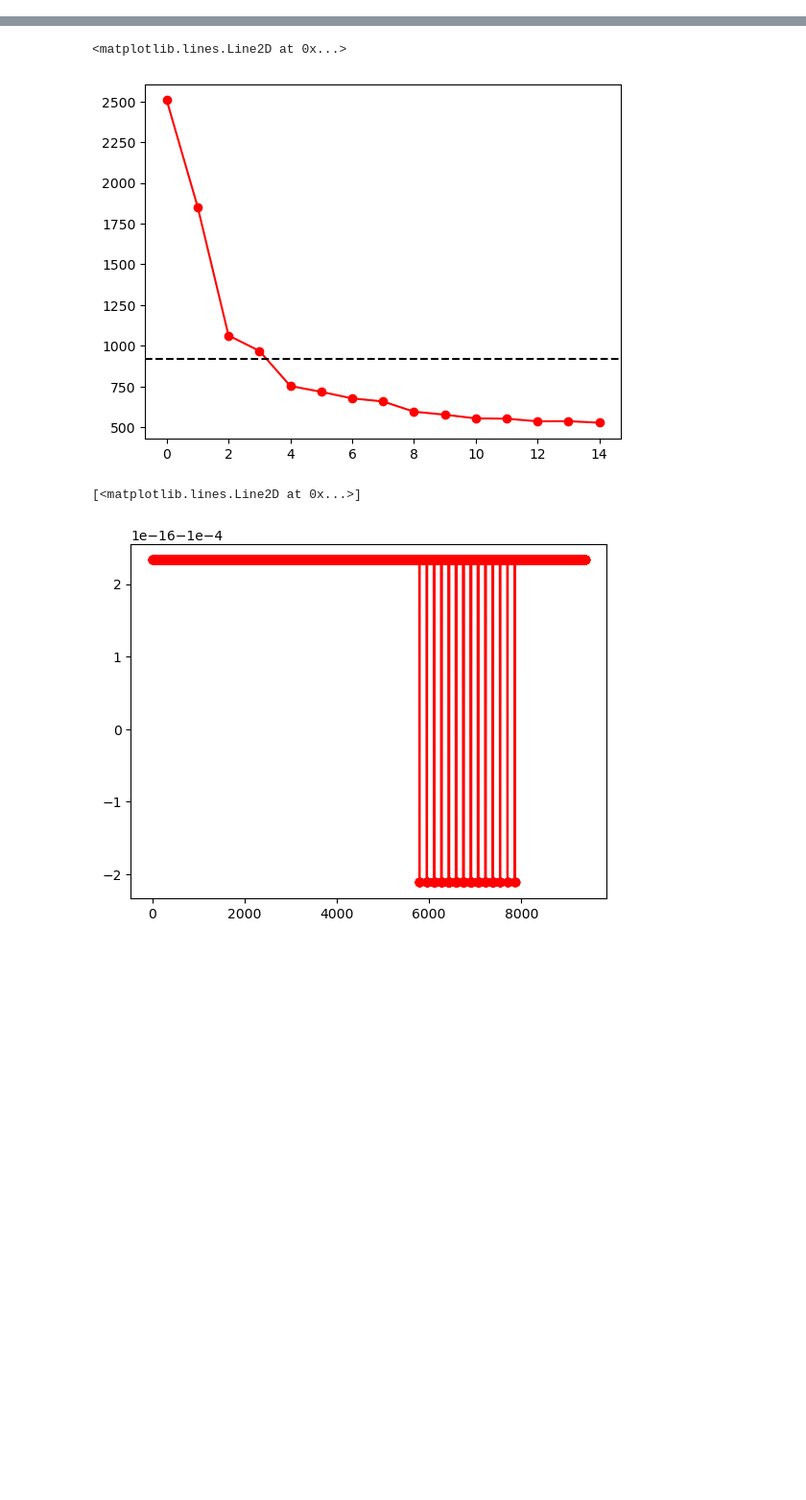
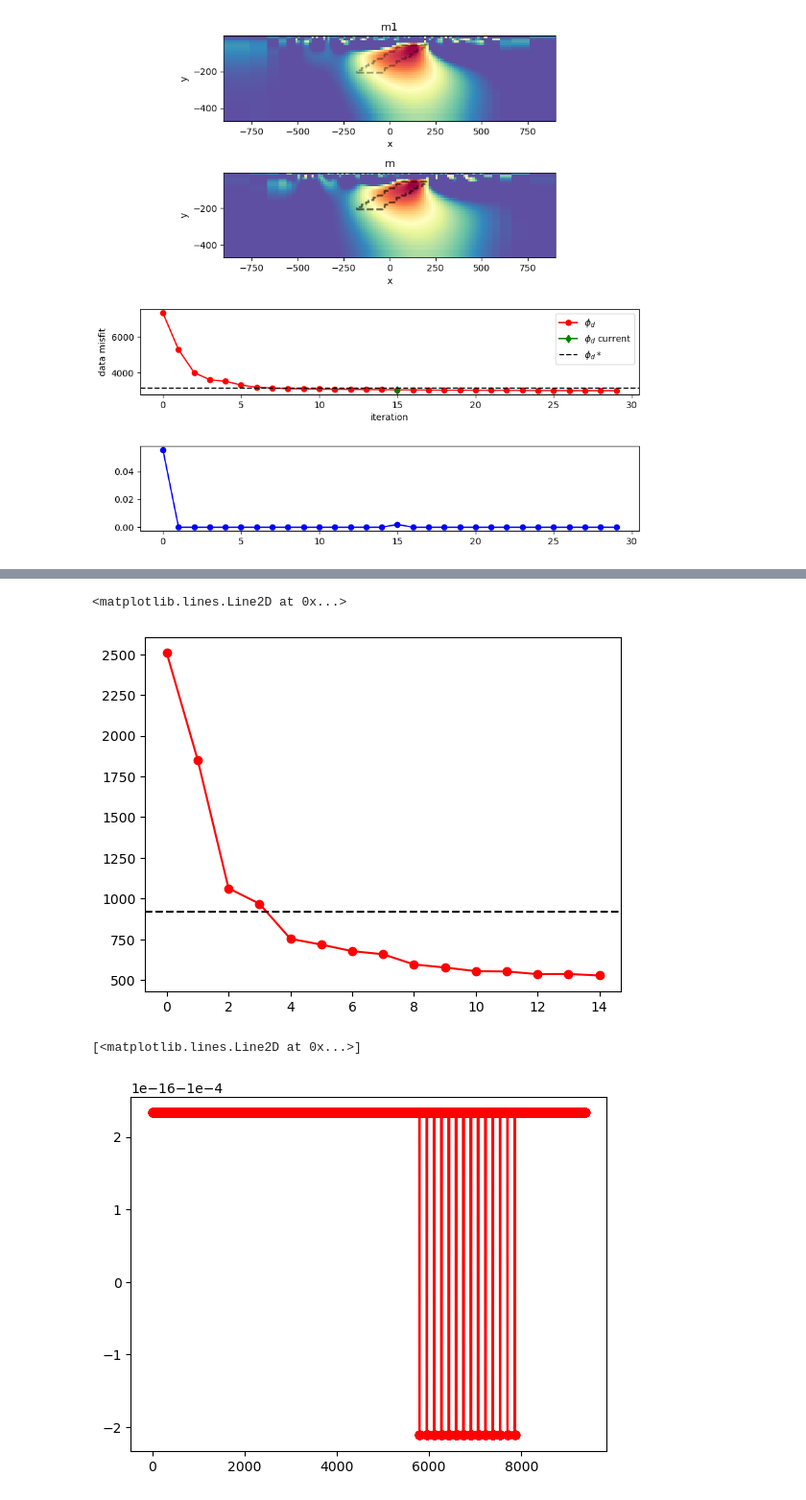
Before and after one commit to JKutt/transformers_segmentation, a Jupyter notebook: geological_segmentation/06-admm_results.ipynb, the cells around one changed output, grey strips where cells are left out. Shown at 96% size. Cells and saved outputs as stored; diff of their text form; code cells hidden in the pictures; blank space fills up the shorter version.

```diff
--- a/geological_segmentation/06-admm_results.ipynb
+++ b/geological_segmentation/06-admm_results.ipynb
@@ -324,3 +367,81 @@ dmis = data_misfit.L2DataMisfit(data=dc_data, simulation=simulation)
+# %%
+# fig, ax = plt.subplots(1,1)
+
+# mm = meshCore.plot_image(
+
+#     xp,
+#     ax=ax,
+#     pcolorOpts={'cmap':'Spectral_r'}
+
+# )
+ii = 15
+m = np.load(f'admm_iter_tv_1e-3/model_{ii}.npy')
+z = np.load(f'admm_iter/z_variabe_{ii}.npy')
+
+m2 = np.load(f'iterations_l2_practical/model_{14}.npy')
+m1 = np.load(f'admm_iter/model_{ii}.npy')
+
+
+fig, ax = plt.subplots(4, 1, figsize=(10, 10))
+meshCore.plot_image(1/ np.exp(m1), ax=ax[0], pcolor_opts={'cmap':'Spectral'}, clim=[10, 500])
+meshCore.plot_image(1/ np.exp(m), ax=ax[1], pcolor_opts={'cmap':'Spectral'}, clim=[10, 500])
+ax[0].axis('equal')
+ax[1].axis('equal')
+ax[0].set_title('m1')
+ax[1].set_title('m')
+# ax[2].hist(m - z, 100)
+# ax[2].set_title('contraint (m - z = 0)')
+# ax[2].hist(1/ np.exp(m), 100, label='z', alpha=0.4)
+
+utils.plot2Ddata(
+
+    meshCore.gridCC,mtrue[actcore],nx=500,ny=500,
+    contourOpts={'alpha':0},
+    #clim=[0,5],
+    ax=ax[0],
+    level=True,
+    ncontour=2,
+    levelOpts={'colors':'k','linewidths':2,'linestyles':'--', 'alpha':0.2},
+    method='nearest'
+
+)
+
+utils.plot2Ddata(
+
+    meshCore.gridCC,mtrue[actcore],nx=500,ny=500,
+    contourOpts={'alpha':0},
+    #clim=[0,5],
+    ax=ax[1],
+    level=True,
+    ncontour=2,
+    levelOpts={'colors':'k','linewidths':2,'linestyles':'--', 'alpha':0.2},
+    method='nearest'
+
+)
+utils.plot2Ddata(
+
+    meshCore.gridCC,mtrue[actcore],nx=500,ny=500,
+    contourOpts={'alpha':0},
+    #clim=[0,5],
+    ax=ax[1],
+    level=True,
+    ncontour=2,
+    levelOpts={'colors':'k','linewidths':2,'linestyles':'--', 'alpha':0.2},
+    method='nearest'
+
+)
+ax[2].plot(phi_d, '-or', label=r'$\phi_d$')
+ax[2].plot(ii, phi_d[ii], '-dg', label=r'$\phi_d$ current')
+ax[3].plot(contraint, '-ob', label=r'$\|m-z\|_2$')
+ax[2].axhline(dc_data.dobs.shape[0], color='k', linestyle='--', label=r'$\phi_d*$')
+# ax[2].set_ylim([0, 3000])
+ax[2].legend()
+ax[2].set_xlabel('iteration')
+ax[2].set_ylabel('data misfit')
+plt.subplots_adjust(hspace=0.6, wspace=0.5)
+plt.show()
+# %% [output]
+[figure, added]
 # %%
 # phi_d = []
 errors = []
```
Also changed, not shown: parts of 4 cells of this notebook.
